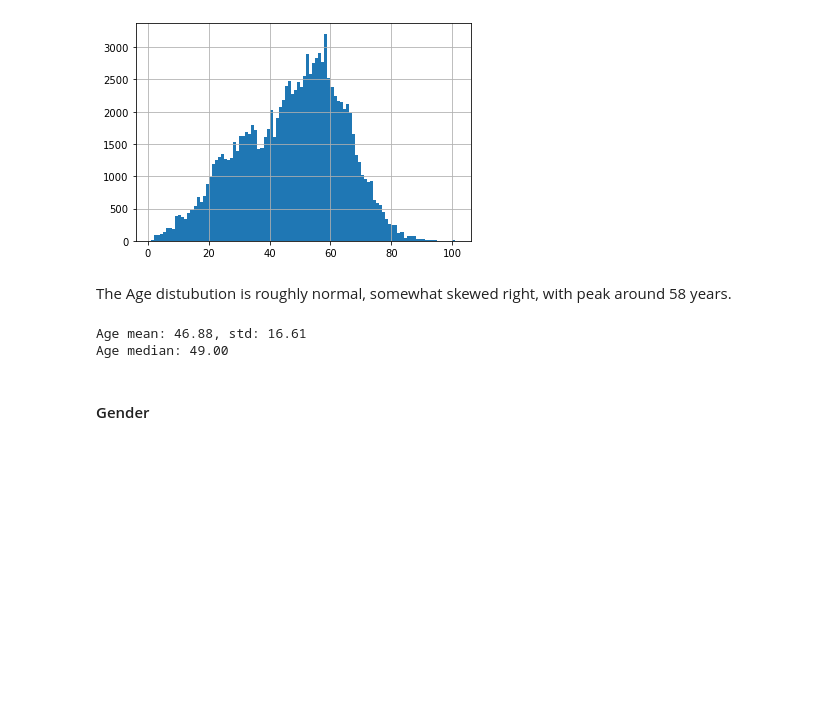
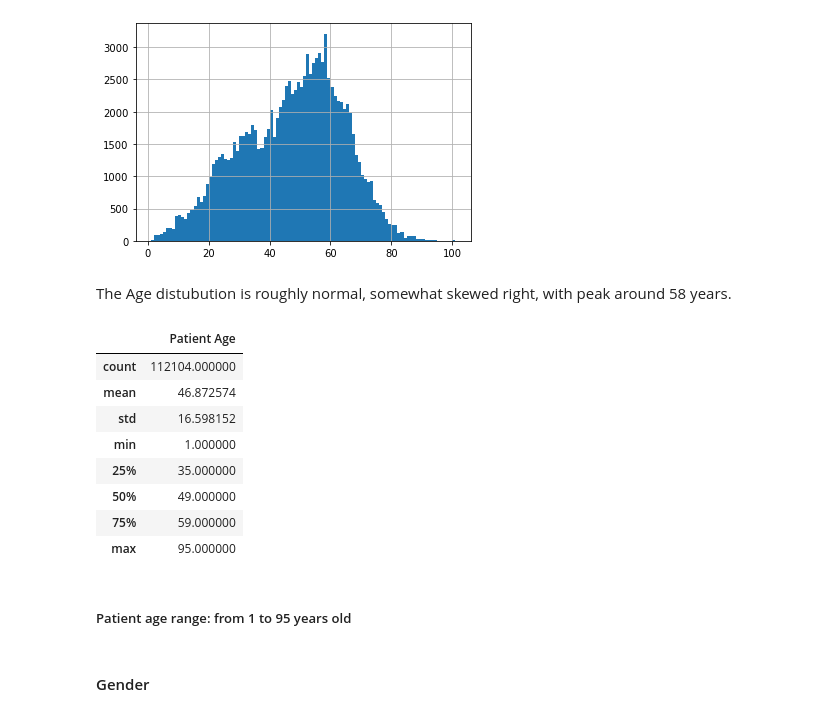
Before and after one commit to glungu/udacity-healthcare-ai, a Jupyter notebook: 02-medical-imaging-2d/project-chest-xray-pneumonia-detection/EDA.ipynb, the cells around one changed output. Cells and saved outputs as stored; diff of their text form; code cells hidden in the pictures; blank space fills up the shorter version.

```diff
--- a/02-medical-imaging-2d/project-chest-xray-pneumonia-detection/EDA.ipynb
+++ b/02-medical-imaging-2d/project-chest-xray-pneumonia-detection/EDA.ipynb
@@ -175,12 +175,20 @@ h = all_xray_df['Patient Age'].hist(bins=100)
 [figure]
 # %% [markdown]
 The Age distubution is roughly normal, somewhat skewed right, with peak around 58 years.
-# %%
-print(f'Age mean: {all_xray_df["Patient Age"].mean():.2f}, std: {all_xray_df["Patient Age"].std():.2f}')
-print(f'Age median: {all_xray_df["Patient Age"].median():.2f}')
-# %% [output]
-Age mean: 46.88, std: 16.61
-Age median: 49.00
+# %%
+all_xray_df[all_xray_df['Patient Age'] <= 100][['Patient Age']].describe()
+# %% [output]
+|  | Patient Age |
+| count | 112104.000000 |
+| mean | 46.872574 |
+| std | 16.598152 |
+| min | 1.000000 |
+| 25% | 35.000000 |
+| 50% | 49.000000 |
+| 75% | 59.000000 |
+| max | 95.000000 |
+# %% [markdown]
+##### Patient age range: from 1 to 95 years old
 # %% [markdown]
 #### Gender
 # %%
```
Also changed, not shown: parts of 5 cells of this notebook, 1 other file.
